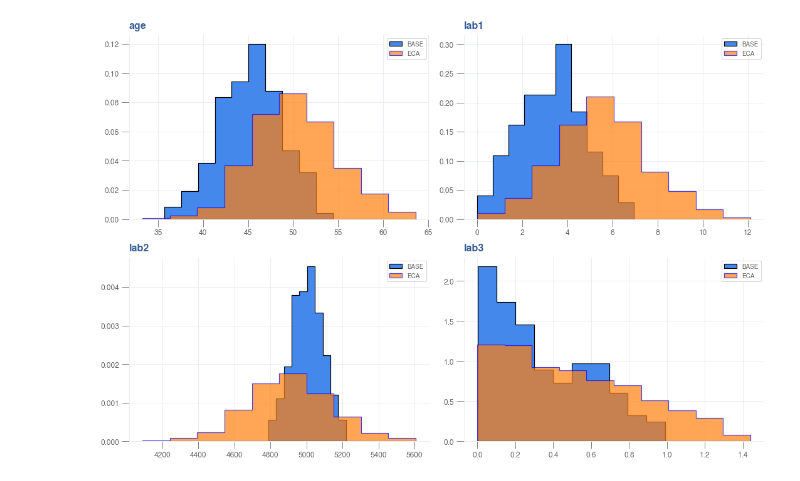
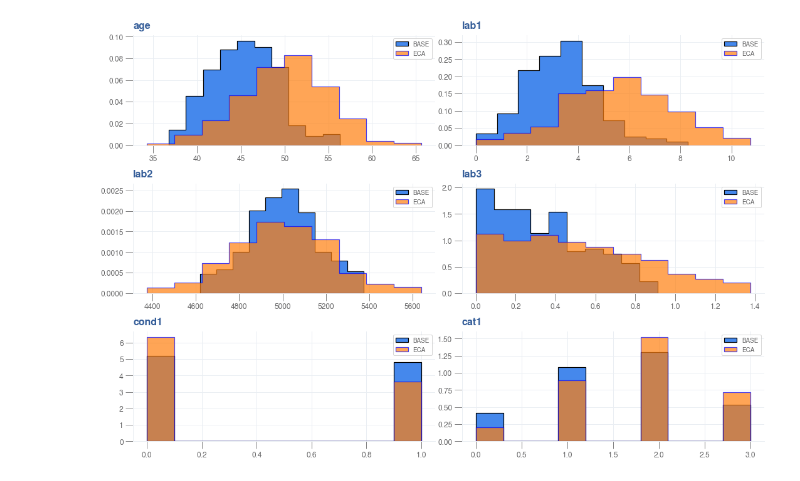
Before and after one commit to csrinesh/balance_cohort, a Jupyter notebook: cohortbalancer.ipynb, the cells around one changed output. Drawn from its saved outputs; the diff is of its cells as text; code cells hidden in the pictures.

Commit message:
prepare add categorical data

```diff
--- a/cohortbalancer.ipynb
+++ b/cohortbalancer.ipynb
@@ -14,7 +15,7 @@ except:
 # %%
 config = {
     'nbase': 250,
-    'neca': 1000,
+    'neca': 500,
 }
 # %%
 def plot_dist(data1, data2, col, ax=None):
@@ -37,45 +38,59 @@ lab2 = 5000
 mean = [age, lab1, lab2]
 cov = [[14, 3, 100],
        [3, 2, 50],
-       [100, 50, 8000]]
+       [100, 50, 25000]]
 
-# np.random.seed(0)
-x = np.random.default_rng().multivariate_normal(mean, cov, config['nbase'])
+np.random.seed(0)
+x = np.random.multivariate_normal(mean, cov, config['nbase'])
 x[x< 0] = 0
 
 lab3 = np.random.beta(1, 2, size=config['nbase'])
 x = np.concatenate((x, lab3.reshape(config['nbase'], -1)), axis=1)
 
-data_base = pd.DataFrame(x, columns=['age', 'lab1', 'lab2', 'lab3'])
+cond1 = np.random.binomial(1, 0.5, size=config['nbase']).reshape(config['nbase'], -1)
+x = np.concatenate((x, cond1), axis=1)
+
+cat1 = np.random.binomial(3, 0.5, size=config['nbase']).reshape(config['nbase'], -1)
+x = np.concatenate((x, cat1), axis=1)
+
+data_base = pd.DataFrame(x, columns=['age', 'lab1', 'lab2', 'lab3', 'cond1', 'cat1'])
 # %%
 # For External cohort
 age = 50
 lab1 = 5.5
-lab2 = 4900
+lab2 = 5000
 
 mean = [age, lab1, lab2]
 cov = [[20, 5, 150],
        [5, 4, 100],
        [150, 100, 55000]]
 
-x = np.random.default_rng().multivariate_normal(mean, cov, config['neca'])
+x = np.random.multivariate_normal(mean, cov, config['neca'])
 x[x< 0] = 0
 
 lab3 = 1.5*np.random.beta(1, 2, size=config['neca'])
 x = np.concatenate((x, lab3.reshape(config['neca'], -1)), axis=1)
 
-data_eca = pd.DataFrame(x, columns=['age', 'lab1', 'lab2', 'lab3'])
+cond1 = np.random.binomial(1, 0.4, size=config['neca']).reshape(config['neca'], -1)
+x = np.concatenate((x, cond1), axis=1)
+
+cat1 = np.random.binomial(3, 0.6, size=config['neca']).reshape(config['neca'], -1)
+x = np.concatenate((x, cat1), axis=1)
+
+data_eca = pd.DataFrame(x, columns=['age', 'lab1', 'lab2', 'lab3', 'cond1', 'cat1'])
 # %%
-_, ax = plt.subplots(2,2, figsize=(15, 10))
+_, ax = plt.subplots(3,2, figsize=(15, 10))
 
 data_base.name = 'BASE'
 data_eca.name = 'ECA'
 plot_dist(data_base, data_eca, 'age', ax[0][0])
 plot_dist(data_base, data_eca, 'lab1', ax[0][1])
 plot_dist(data_base, data_eca, 'lab2', ax[1][0])
 plot_dist(data_base, data_eca, 'lab3', ax[1][1])
+plot_dist(data_base, data_eca, 'cond1', ax[2][0])
+plot_dist(data_base, data_eca, 'cat1', ax[2][1])
 # %% [output]
-[figure, old version]
+[figure, new version]
 # %%
 density_age = gaussian_kde(data_base['age'])
 density_lab1 = gaussian_kde(data_base['lab1'])
```
Also changed, not shown: parts of 21 cells of this notebook.
